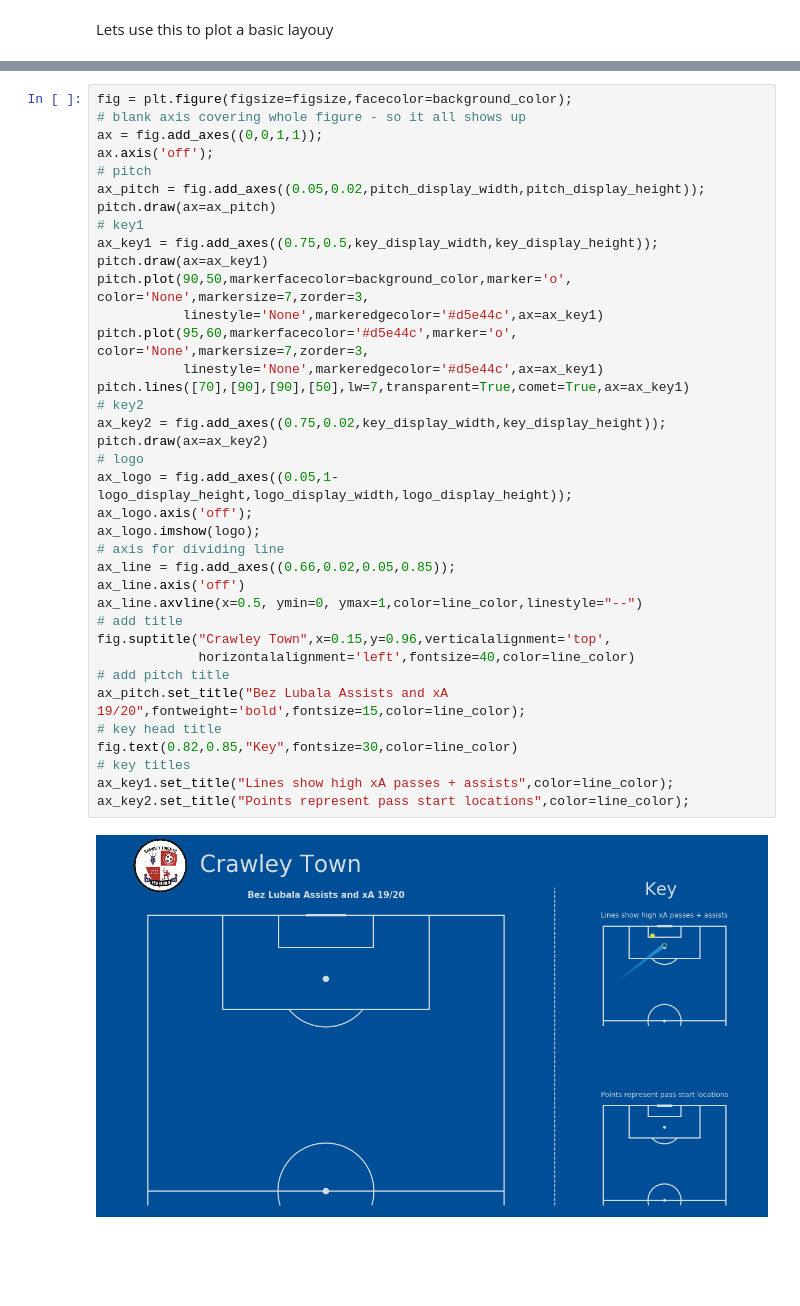
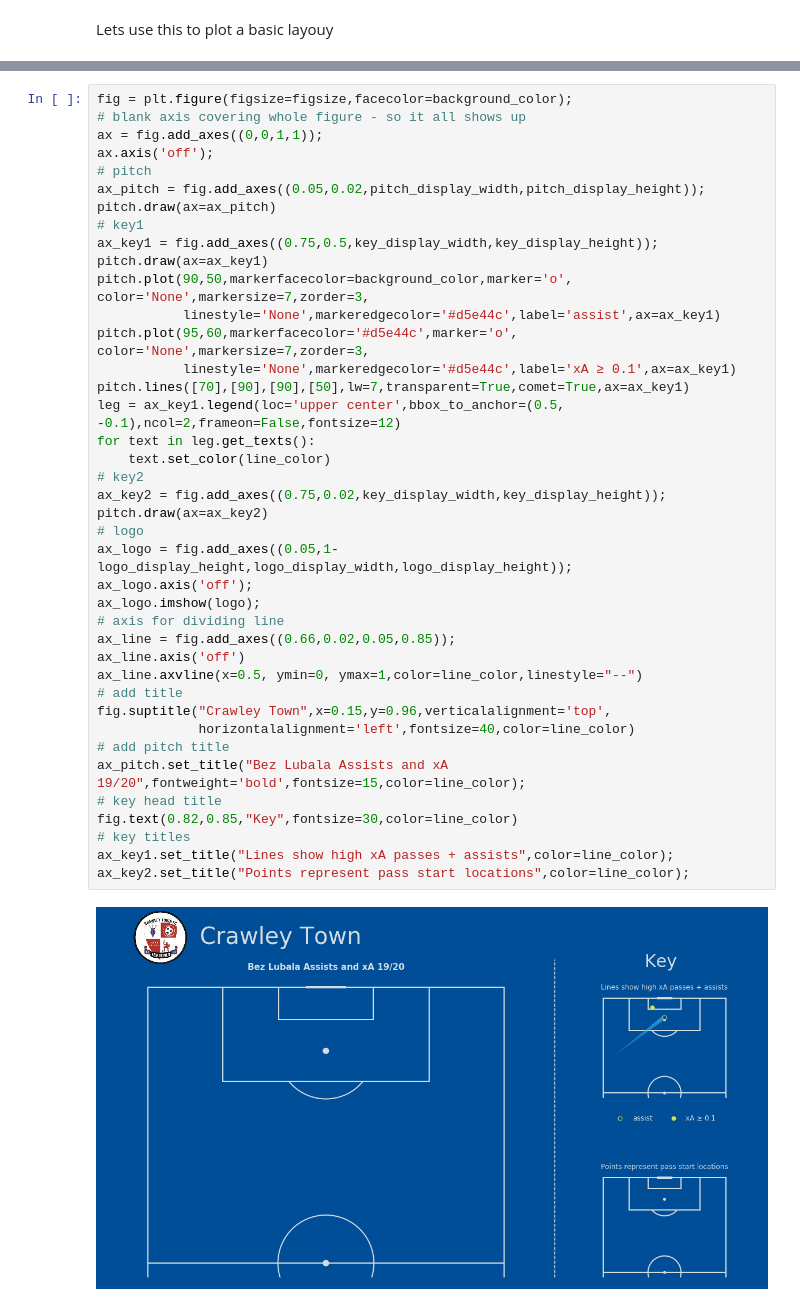
Before and after one commit to andrewRowlinson/statsbomb-explore, a Jupyter notebook: demo_crawley_horizontal.ipynb, the cells around one changed output, grey strips where cells are left out. Saved outputs shown, nothing was run; the diff lists cells and outputs as text; blank space fills up the shorter version.

Commit message:
added legend

```diff
--- a/demo_crawley_horizontal.ipynb
+++ b/demo_crawley_horizontal.ipynb
@@ -99,33 +106,36 @@ ax.axis('off');
 ax_pitch = fig.add_axes((0.05,0.02,pitch_display_width,pitch_display_height));
 pitch.draw(ax=ax_pitch)
 # key1
 ax_key1 = fig.add_axes((0.75,0.5,key_display_width,key_display_height));
 pitch.draw(ax=ax_key1)
 pitch.plot(90,50,markerfacecolor=background_color,marker='o', color='None',markersize=7,zorder=3,
-           linestyle='None',markeredgecolor='#d5e44c',ax=ax_key1)
+           linestyle='None',markeredgecolor='#d5e44c',label='assist',ax=ax_key1)
 pitch.plot(95,60,markerfacecolor='#d5e44c',marker='o', color='None',markersize=7,zorder=3,
-           linestyle='None',markeredgecolor='#d5e44c',ax=ax_key1)
+           linestyle='None',markeredgecolor='#d5e44c',label='xA ≥ 0.1',ax=ax_key1)
 pitch.lines([70],[90],[90],[50],lw=7,transparent=True,comet=True,ax=ax_key1)
+leg = ax_key1.legend(loc='upper center',bbox_to_anchor=(0.5, -0.1),ncol=2,frameon=False,fontsize=12)
+for text in leg.get_texts():
+    text.set_color(line_color)
 # key2
 ax_key2 = fig.add_axes((0.75,0.02,key_display_width,key_display_height));
 pitch.draw(ax=ax_key2)
 # logo
 ax_logo = fig.add_axes((0.05,1-logo_display_height,logo_display_width,logo_display_height));
 ax_logo.axis('off');
 ax_logo.imshow(logo);
 # axis for dividing line
 ax_line = fig.add_axes((0.66,0.02,0.05,0.85));
 ax_line.axis('off')
 ax_line.axvline(x=0.5, ymin=0, ymax=1,color=line_color,linestyle="--")
 # add title
 fig.suptitle("Crawley Town",x=0.15,y=0.96,verticalalignment='top',
              horizontalalignment='left',fontsize=40,color=line_color)
 # add pitch title
 ax_pitch.set_title("Bez Lubala Assists and xA 19/20",fontweight='bold',fontsize=15,color=line_color);
 # key head title
 fig.text(0.82,0.85,"Key",fontsize=30,color=line_color)
 # key titles
 ax_key1.set_title("Lines show high xA passes + assists",color=line_color);
 ax_key2.set_title("Points represent pass start locations",color=line_color);
 # %% [output]
-[figure, old version]
+[figure, new version]
```
Also changed, not shown: parts of 2 cells of this notebook.
